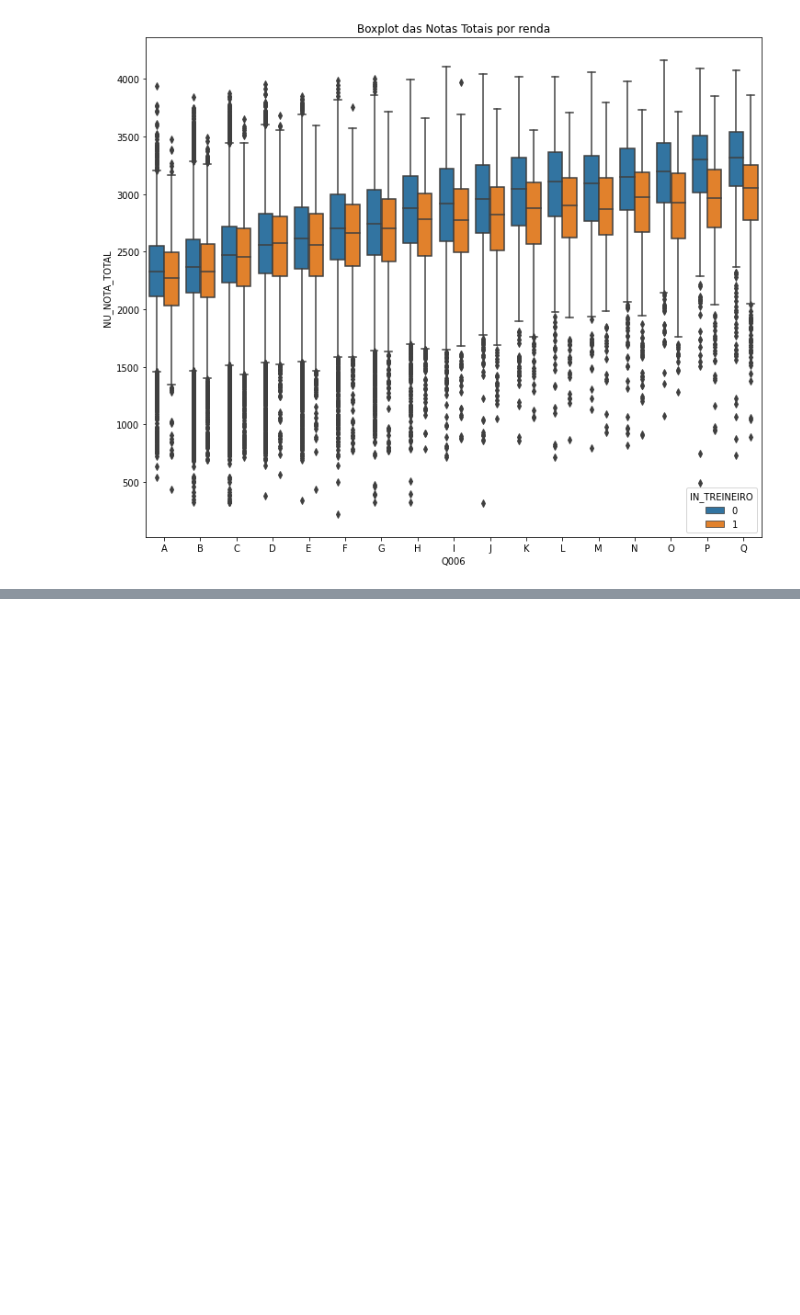
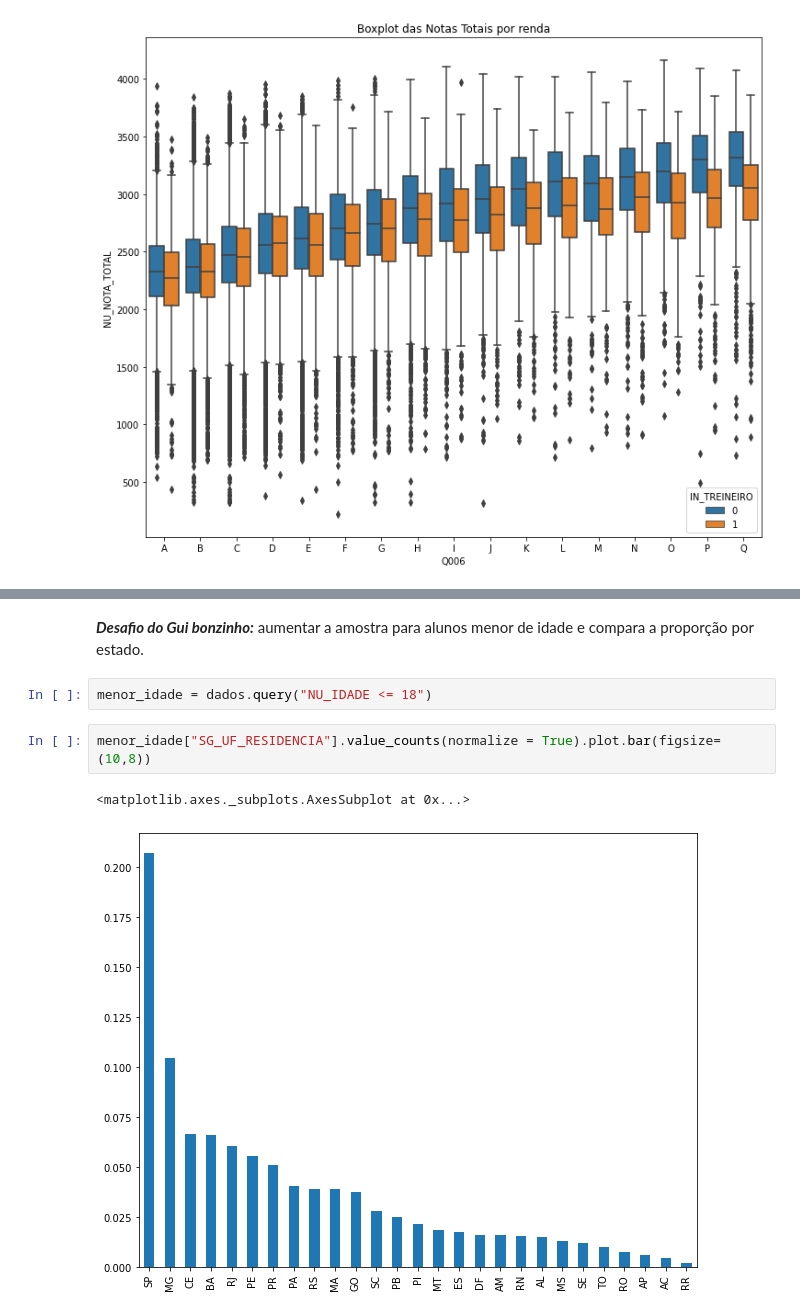
Before and after one commit to stefaneSI/Imersao-Dados, a Jupyter notebook: ImersaoDados.ipynb, the cells around one changed output, grey strips where cells are left out. Cells and saved outputs as stored; diff of their text form; blank space fills up the shorter version.

Commit message:
Aulas 01 e 02 e Desafios

```diff
--- a/ImersaoDados.ipynb
+++ b/ImersaoDados.ipynb
@@ -445,0 +462,9 @@ Text(0.5, 1.0, 'Boxplot das Notas Totais por renda')
+# %% [markdown]
+***Desafio do Gui bonzinho:*** aumentar a amostra para alunos menor de idade e compara a proporção por estado.
+# %%
+menor_idade = dados.query("NU_IDADE <= 18")
+# %%
+menor_idade["SG_UF_RESIDENCIA"].value_counts(normalize = True).plot.bar(figsize=(10,8))
+# %% [output]
+<matplotlib.axes._subplots.AxesSubplot at 0x...>
+[figure, added]
```
Also changed, not shown: parts of 6 cells of this notebook.
